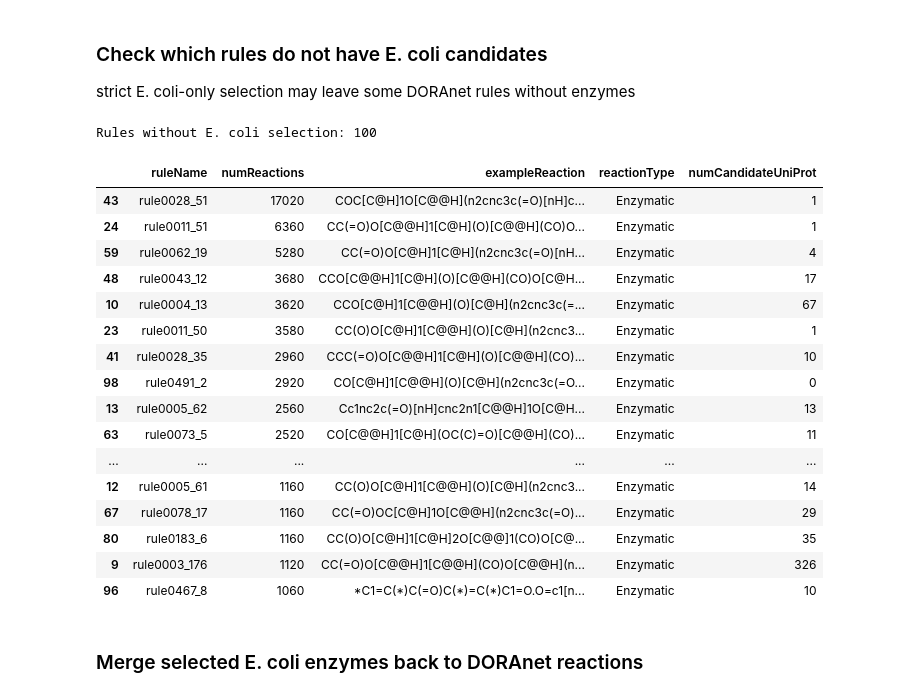
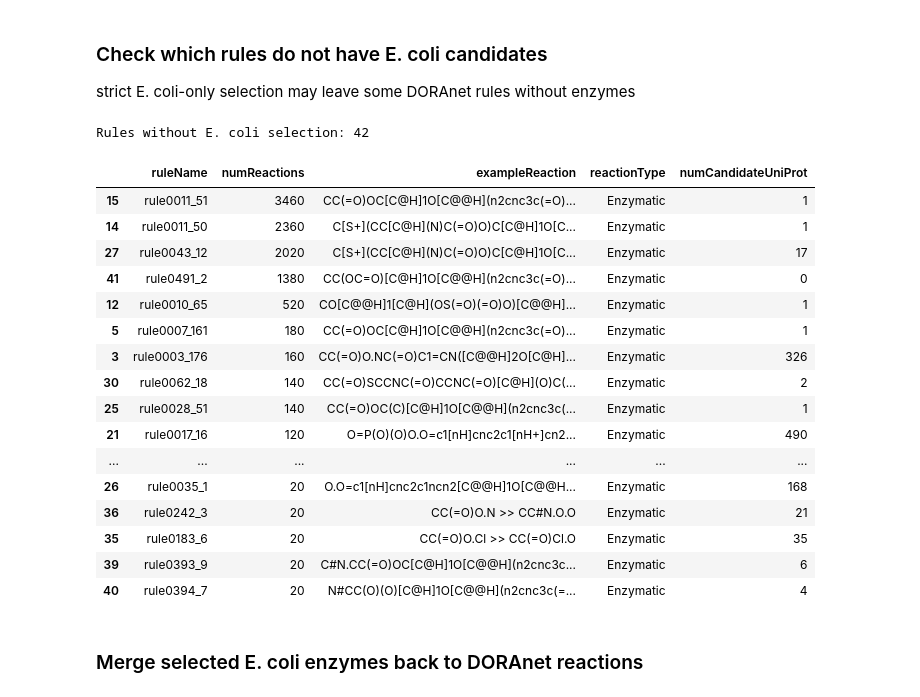
Before and after one commit to soumyadeepghosh35/DTRA_DrugDesign, a Jupyter notebook: DTRA_project_notebooks/Step10_DNA_design_pipeline.ipynb, the cells around one changed output. Drawn from its saved outputs; the diff is of its cells as text; code cells hidden in the pictures.

```diff
--- a/DTRA_project_notebooks/Step10_DNA_design_pipeline.ipynb
+++ b/DTRA_project_notebooks/Step10_DNA_design_pipeline.ipynb
@@ -501,7 +511,7 @@ ruleInfoDF rows: 3,604
 
 This connects DORAnet reactions with the rule SMARTS and UniProt candidate list.
 # %%
-reactionWithRuleDF = reactionDF.merge(ruleInfoDF,on="ruleName",how="left")
+reactionWithRuleDF = reactionDF_DORAXGB_highFeasibility.merge(ruleInfoDF,on="ruleName",how="left")
 
 reactionWithRuleDF["hasRuleLookup"] = reactionWithRuleDF["ruleSMARTS"].notna()
 
@@ -1556,51 +1542,51 @@ selectedEcoliRuleSet = set(
 )
 
 rulesWithoutEcoliSelection = sorted(
     list(allUsedRuleSet.difference(selectedEcoliRuleSet))
 )
 
 rulesWithoutEcoliSelectionDF = (
     reactionWithRuleDF[
         reactionWithRuleDF["ruleName"].isin(rulesWithoutEcoliSelection)
     ]
     .groupby("ruleName")
     .agg(
         numReactions=("reactionString", "count"),
         exampleReaction=("reactionString", "first"),
         reactionType=("reactionType", "first"),
         numCandidateUniProt=("numCandidateUniProt", "first"),
     )
     .reset_index()
     .sort_values("numReactions", ascending=False)
 )
 
 rulesWithoutEcoliSelectionDF.to_csv(
     os.path.join(DNADesignResultsDir, "rulesWithoutEcoliSelectionDF.csv"),
     index=False
 )
 
 print(f"Rules without E. coli selection: {len(rulesWithoutEcoliSelectionDF):,}")
 
-rulesWithoutEcoliSelectionDF.head(30)
+rulesWithoutEcoliSelectionDF
 # %% [output]
-Rules without E. coli selection: 100
+Rules without E. coli selection: 42
 |  | ruleName | numReactions | exampleReaction | reactionType | numCandidateUniProt |
-| 43 | rule0028_51 | 17020 | COC[C@H]1O[C@@H](n2cnc3c(=O)[nH]c... | Enzymatic | 1 |
-| 24 | rule0011_51 | 6360 | CC(=O)O[C@@H]1[C@H](O)[C@@H](CO)O... | Enzymatic | 1 |
-| 59 | rule0062_19 | 5280 | CC(=O)O[C@H]1[C@H](n2cnc3c(=O)[nH... | Enzymatic | 4 |
-| 48 | rule0043_12 | 3680 | CCO[C@@H]1[C@H](O)[C@@H](CO)O[C@H... | Enzymatic | 17 |
-| 10 | rule0004_13 | 3620 | CCO[C@H]1[C@@H](O)[C@H](n2cnc3c(=... | Enzymatic | 67 |
-| 23 | rule0011_50 | 3580 | CC(O)O[C@H]1[C@@H](O)[C@H](n2cnc3... | Enzymatic | 1 |
-| 41 | rule0028_35 | 2960 | CCC(=O)O[C@@H]1[C@H](O)[C@@H](CO)... | Enzymatic | 10 |
-| 98 | rule0491_2 | 2920 | CO[C@H]1[C@@H](O)[C@H](n2cnc3c(=O... | Enzymatic | 0 |
-| 13 | rule0005_62 | 2560 | Cc1nc2c(=O)[nH]cnc2n1[C@@H]1O[C@H... | Enzymatic | 13 |
-| 63 | rule0073_5 | 2520 | CO[C@@H]1[C@H](OC(C)=O)[C@@H](CO)... | Enzymatic | 11 |
+| 15 | rule0011_51 | 3460 | CC(=O)OC[C@H]1O[C@@H](n2cnc3c(=O)... | Enzymatic | 1 |
+| 14 | rule0011_50 | 2360 | C[S+](CC[C@H](N)C(=O)O)C[C@H]1O[C... | Enzymatic | 1 |
+| 27 | rule0043_12 | 2020 | C[S+](CC[C@H](N)C(=O)O)C[C@H]1O[C... | Enzymatic | 17 |
+| 41 | rule0491_2 | 1380 | CC(OC=O)[C@H]1O[C@@H](n2cnc3c(=O)... | Enzymatic | 0 |
+| 12 | rule0010_65 | 520 | CO[C@@H]1[C@H](OS(=O)(=O)O)[C@@H]... | Enzymatic | 1 |
+| 5 | rule0007_161 | 180 | CC(=O)OC[C@H]1O[C@@H](n2cnc3c(=O)... | Enzymatic | 1 |
+| 3 | rule0003_176 | 160 | CC(=O)O.NC(=O)C1=CN([C@@H]2O[C@H]... | Enzymatic | 326 |
+| 30 | rule0062_18 | 140 | CC(=O)SCCNC(=O)CCNC(=O)[C@H](O)C(... | Enzymatic | 2 |
+| 25 | rule0028_51 | 140 | CC(=O)OC(C)[C@H]1O[C@@H](n2cnc3c(... | Enzymatic | 1 |
+| 21 | rule0017_16 | 120 | O=P(O)(O)O.O=c1[nH]cnc2c1[nH+]cn2... | Enzymatic | 490 |
 | ... | ... | ... | ... | ... | ... |
-| 12 | rule0005_61 | 1160 | CC(O)O[C@H]1[C@@H](O)[C@H](n2cnc3... | Enzymatic | 14 |
-| 67 | rule0078_17 | 1160 | CC(=O)OC[C@H]1O[C@@H](n2cnc3c(=O)... | Enzymatic | 29 |
-| 80 | rule0183_6 | 1160 | CC(O)O[C@H]1[C@H]2O[C@@]1(CO)O[C@... | Enzymatic | 35 |
-| 9 | rule0003_176 | 1120 | CC(=O)O[C@@H]1[C@@H](CO)O[C@@H](n... | Enzymatic | 326 |
-| 96 | rule0467_8 | 1060 | *C1=C(*)C(=O)C(*)=C(*)C1=O.O=c1[n... | Enzymatic | 10 |
+| 26 | rule0035_1 | 20 | O.O=c1[nH]cnc2c1ncn2[C@@H]1O[C@@H... | Enzymatic | 168 |
+| 36 | rule0242_3 | 20 | CC(=O)O.N >> CC#N.O.O | Enzymatic | 21 |
+| 35 | rule0183_6 | 20 | CC(=O)O.Cl >> CC(=O)Cl.O | Enzymatic | 35 |
+| 39 | rule0393_9 | 20 | C#N.CC(=O)OC[C@H]1O[C@@H](n2cnc3c... | Enzymatic | 6 |
+| 40 | rule0394_7 | 20 | N#CC(O)(O)[C@H]1O[C@@H](n2cnc3c(=... | Enzymatic | 4 |
 # %% [markdown]
 ### Merge selected E. coli enzymes back to DORAnet reactions
 # %%
```
Also changed, not shown: parts of 26 cells of this notebook.
